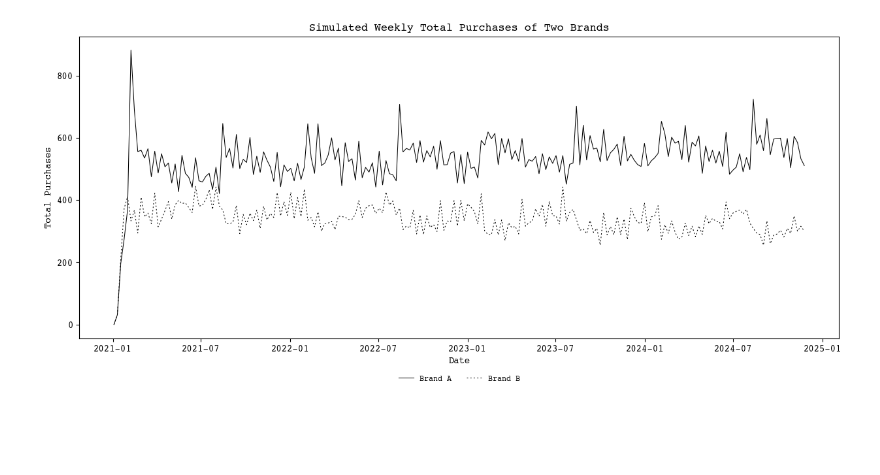
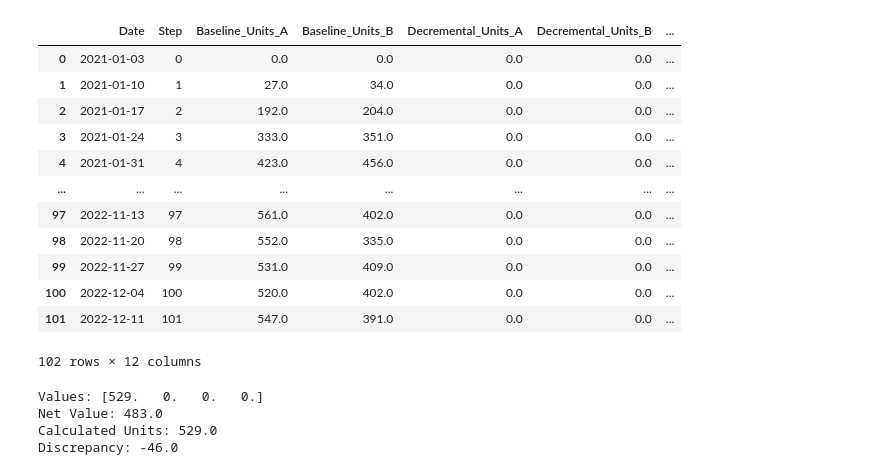
Before and after one commit to mcfitzgerald/consumer-abm, a Jupyter notebook: other_aggregates.ipynb, the cells around one changed output. Cells and saved outputs as stored; diff of their text form; code cells hidden in the pictures; blank space fills up the shorter version.

```diff
--- a/other_aggregates.ipynb
+++ b/other_aggregates.ipynb
@@ -18,6 +18,6 @@ mpl.rcParams['xtick.color'] = 'black'
 mpl.rcParams['ytick.color'] = 'black'
 mpl.rcParams['axes.edgecolor'] = 'black'
 # %%
-agent_df = pd.read_pickle('agent_output_with_both_ad_affects.pkl')
+agent_df = pd.read_pickle('agent_output_ad_switch_no_increment.pkl')
 # %%
 agent_df = ppr.add_date_column(agent_df)
@@ -46,16 +23,0 @@ plt.show()
-# %%
-# Create the plot for Total_Purchases
-plt.figure(figsize=(15,6))
-
-plt.plot(data_A['Date'], data_A['Total_Purchases_A'], label='Brand A', color='black')
-plt.plot(data_A['Date'], data_A['Total_Purchases_B'], label='Brand B', color='black', linestyle='--', dashes=[2,3])
-
-plt.title('Simulated Weekly Total Purchases of Two Brands')
-plt.xlabel('Date')
-plt.ylabel('Total Purchases')
-plt.legend(loc='upper center', bbox_to_anchor=(0.5, -0.10), ncol=2, fontsize='small', frameon=False)
-
-#plt.savefig("Total_Purchases.png", dpi=200)
-plt.show()
-# %% [output]
-[figure, removed]
@@ -61,0 +98,18 @@ plt.show()
+# %%
+all_units = calculate_units(agent_df)
+# %%
+all_units
+# %% [output]
+|  | Date | Step | Baseline_Units_A | Baseline_Units_B | Decremental_Units_A | Decremental_Units_B | ... |
+| 0 | 2021-01-03 | 0 | 0.0 | 0.0 | 0.0 | 0.0 | ... |
+| 1 | 2021-01-10 | 1 | 27.0 | 34.0 | 0.0 | 0.0 | ... |
+| 2 | 2021-01-17 | 2 | 192.0 | 204.0 | 0.0 | 0.0 | ... |
+| 3 | 2021-01-24 | 3 | 333.0 | 351.0 | 0.0 | 0.0 | ... |
+| 4 | 2021-01-31 | 4 | 423.0 | 456.0 | 0.0 | 0.0 | ... |
+| ... | ... | ... | ... | ... | ... | ... | ... |
+| 97 | 2022-11-13 | 97 | 561.0 | 402.0 | 0.0 | 0.0 | ... |
+| 98 | 2022-11-20 | 98 | 552.0 | 335.0 | 0.0 | 0.0 | ... |
+| 99 | 2022-11-27 | 99 | 531.0 | 409.0 | 0.0 | 0.0 | ... |
+| 100 | 2022-12-04 | 100 | 520.0 | 402.0 | 0.0 | 0.0 | ... |
+| 101 | 2022-12-11 | 101 | 547.0 | 391.0 | 0.0 | 0.0 | ... |
+102 rows × 12 columns
@@ -61,0 +190,10 @@ plt.show()
+# %%
+
+fig = plot_waterfall_for_brand(all_units, 'A', '2022-01-02')
+if fig:
+    fig.show()
+# %% [output]
+Values: [529.   0.   0.   0.]
+Net Value: 483.0
+Calculated Units: 529.0
+Discrepancy: -46.0
```
Also changed, not shown: parts of 9 cells of this notebook, 6 other files.
